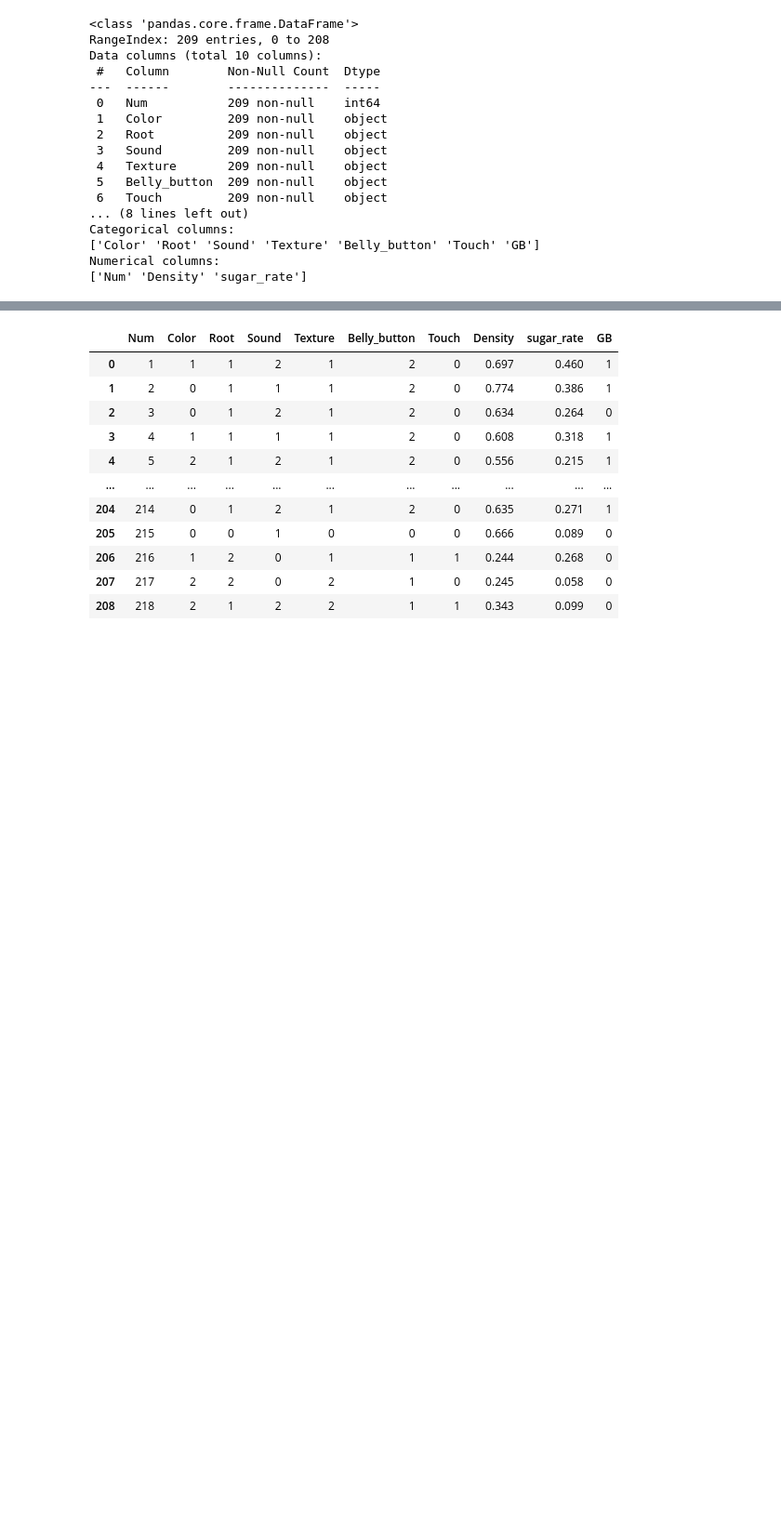
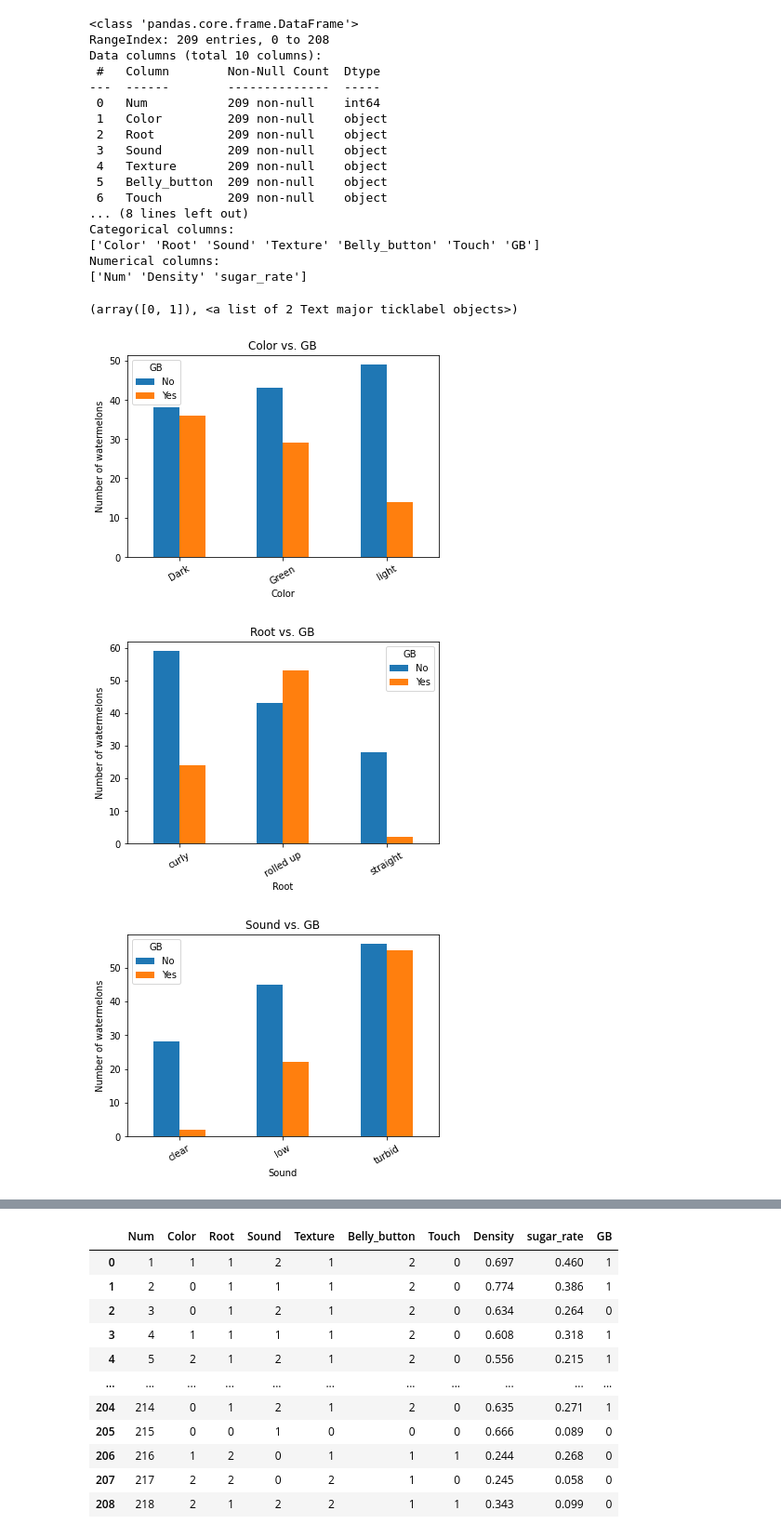
Before and after one commit to Janeiii/COGS109_WatermelonPrediction, a Jupyter notebook: COGS109.ipynb, the cells around one changed output, grey strips where cells are left out. Shown at 93% size. Drawn from its saved outputs; the diff is of its cells as text; code cells hidden in the pictures; blank space fills up the shorter version.

```diff
--- a/COGS109.ipynb
+++ b/COGS109.ipynb
@@ -53,3 +53,34 @@ Categorical columns:
 ['Color' 'Root' 'Sound' 'Texture' 'Belly_button' 'Touch' 'GB']
 Numerical columns:
 ['Num' 'Density' 'sugar_rate']
+# %%
+%matplotlib inline
+pd.crosstab(data.Color,data.GB).plot(kind='bar')
+plt.title('Color vs. GB')
+plt.ylabel('Number of watermelons')
+plt.xticks(rotation=30, horizontalalignment="center")
+pd.crosstab(data.Root,data.GB).plot(kind='bar')
+plt.title('Root vs. GB')
+plt.ylabel('Number of watermelons')
+plt.xticks(rotation=30, horizontalalignment="center")
+pd.crosstab(data.Sound,data.GB).plot(kind='bar')
+plt.title('Sound vs. GB')
+plt.ylabel('Number of watermelons')
+plt.xticks(rotation=30, horizontalalignment="center")
+pd.crosstab(data.Texture,data.GB).plot(kind='bar')
+plt.title('Texture vs. GB')
+plt.ylabel('Number of watermelons')
+plt.xticks(rotation=30, horizontalalignment="center")
+pd.crosstab(data.Belly_button,data.GB).plot(kind='bar')
+plt.title('Belly_button vs. GB')
+plt.ylabel('Number of watermelons')
+plt.xticks(rotation=30, horizontalalignment="center")
+pd.crosstab(data.Touch,data.GB).plot(kind='bar')
+plt.title('Touch vs. GB')
+plt.ylabel('Number of watermelons')
+plt.xticks(rotation=30, horizontalalignment="center")
+# %% [output]
+(array([0, 1]), <a list of 2 Text major ticklabel objects>)
+[figure, added]
+[figure, added]
+[figure, added]
```
Also changed, not shown: parts of 3 cells of this notebook.
